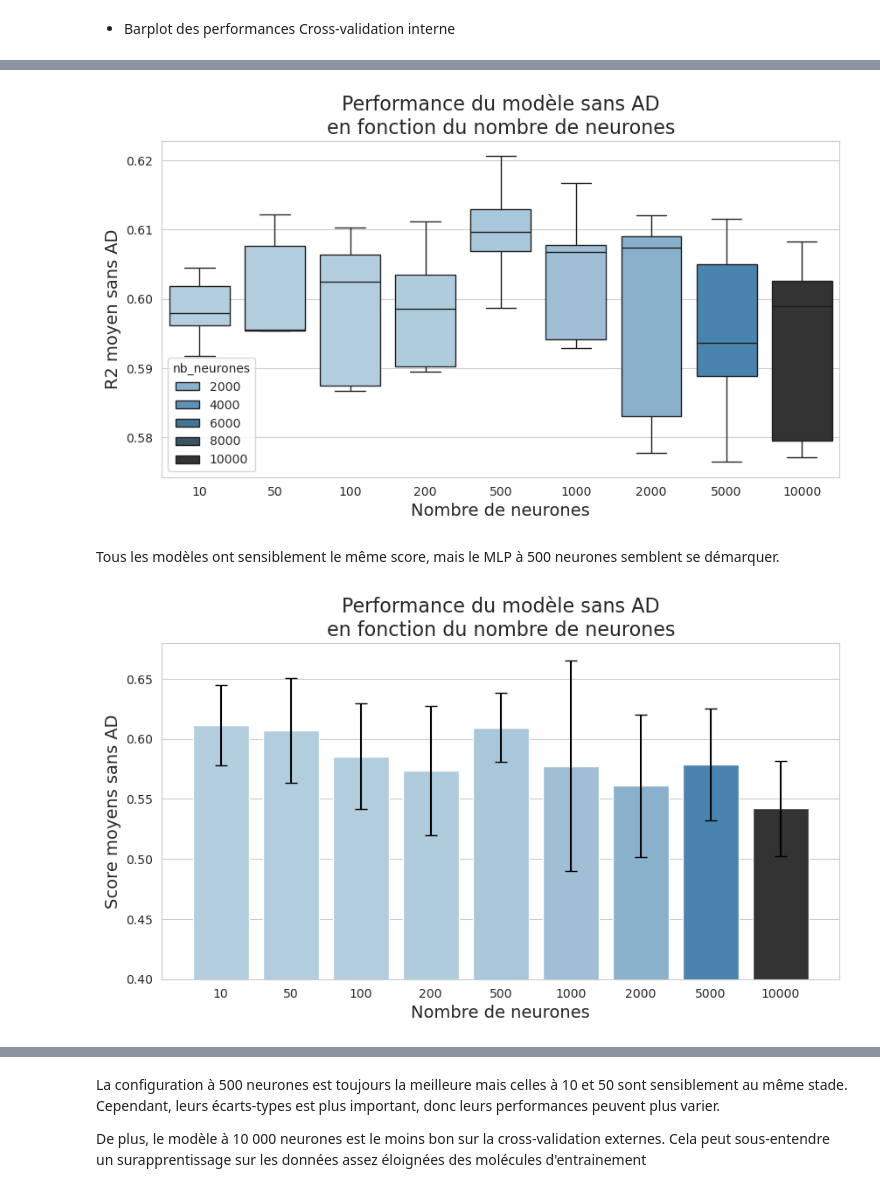
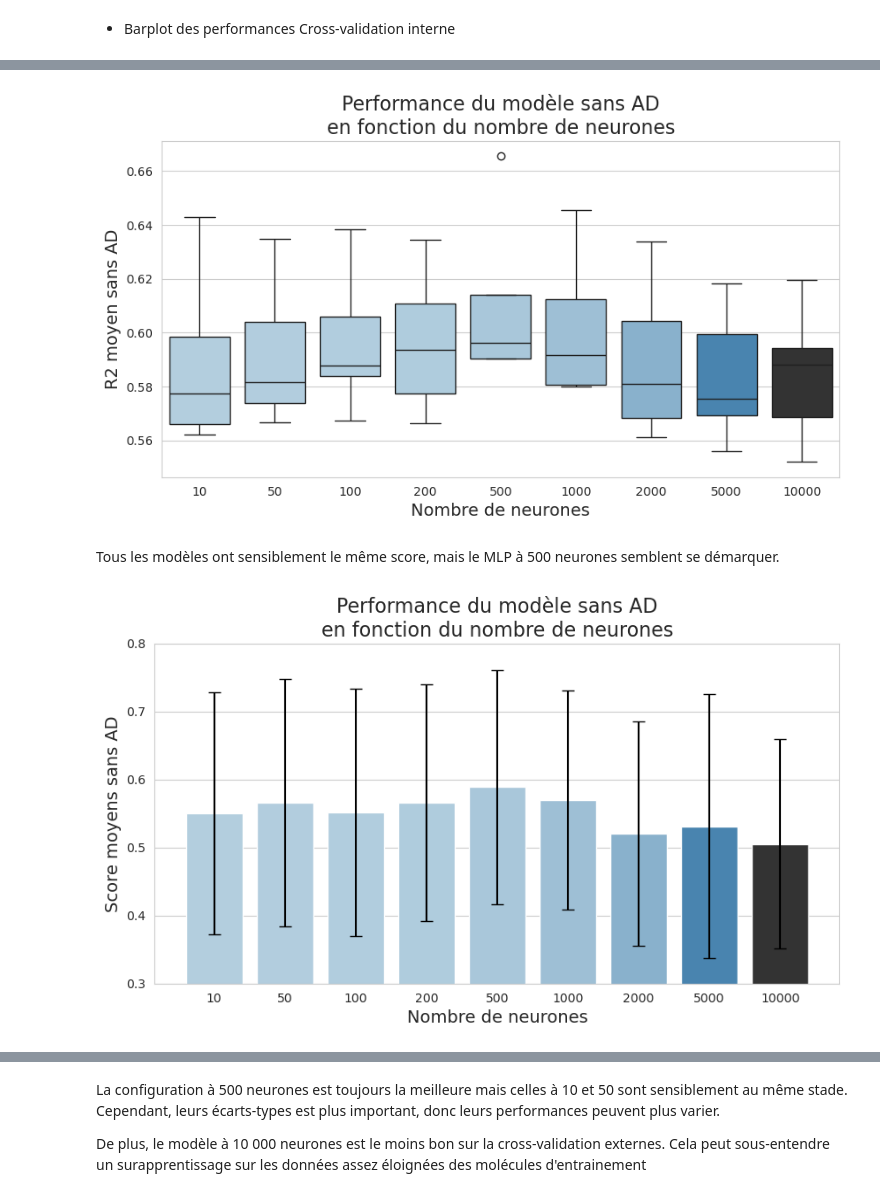
Before and after one commit to Edmondbrn/projet_IA_QSAR, a Jupyter notebook: regression_MLP.ipynb, the cells around one changed output, grey strips where cells are left out. Drawn from its saved outputs; the diff is of its cells as text; code cells hidden in the pictures.

Commit message:
finalisation du modèle de MLP

```diff
--- a/regression_MLP.ipynb
+++ b/regression_MLP.ipynb
@@ -207,9 +206,9 @@ def parse_best_params(params_str):
     return params
 
 liste_datframe = []
-for csv_files in (os.listdir("nestedCV_MLP")):
+for csv_files in (os.listdir("nested_MLP_2")):
     if csv_files.endswith(".csv") and csv_files != "nestedCV_MLP_final.csv":
-        df = pd.read_csv(f'nestedCV_MLP/{csv_files}')  # Remplacez par le chemin de votre fichier
+        df = pd.read_csv(f'nested_MLP_2/{csv_files}')  # Remplacez par le chemin de votre fichier
 
         # Applique la fonction de parsing et créer de nouvelles colonnes
         df_params = df['best_params'].apply(parse_best_params).apply(pd.Series)
@@ -227,7 +226,7 @@ df_final = pd.concat(liste_datframe)
 # colonne avec la moyenne de innerCv_score, r2_noAD, r2_StrictAD, r2_SoftAD
 df_final["global_mean_score"] = df_final[["best_score_innerCV", "r2_noAD", "r2_strict", "r2_soft"]].mean(axis=1)
 df_final["global_std_score"] = df_final[["best_score_innerCV", "r2_noAD", "r2_strict", "r2_soft"]].std(axis=1)
-df_final.to_csv("nestedCV_MLP/nestedCV_MLP_final.csv", index=False)
+df_final.to_csv("nested_MLP_2/nestedCV_MLP_final.csv", index=False)
 # %% [markdown]
 - Score moyen selon le nombre de neurones
 # %%
@@ -274,20 +273,20 @@ qu.boxplot_perf(df_final,
                 "R2 moyen sans AD",
                 "Performance du modèle sans AD\nen fonction du nombre de neurones")
 # %% [output]
-[figure, old version]
+[figure, new version]
 # %% [markdown]
 Tous les modèles ont sensiblement le même score, mais le MLP à 500 neurones semblent se démarquer.
 # %%
 qu.barplot_perf(grouped,
                 "nb_neurones",
                 "r2_noAD_mean",
                 "r2_noAD_std",
                 "Nombre de neurones",
                 "Score moyens sans AD",
                 "Performance du modèle sans AD\nen fonction du nombre de neurones",
-                ylim=(0.4, 0.68))
+                ylim=(0.3, 0.8))
 # %% [output]
-[figure, old version]
+[figure, new version]
 # %%
 qu.boxplot_perf(df_final,
                 "nb_neurones",
```
Also changed, not shown: parts of 10 cells of this notebook, 30 other files.
